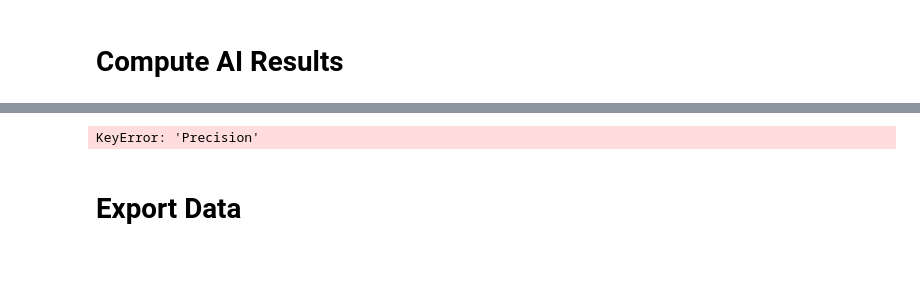
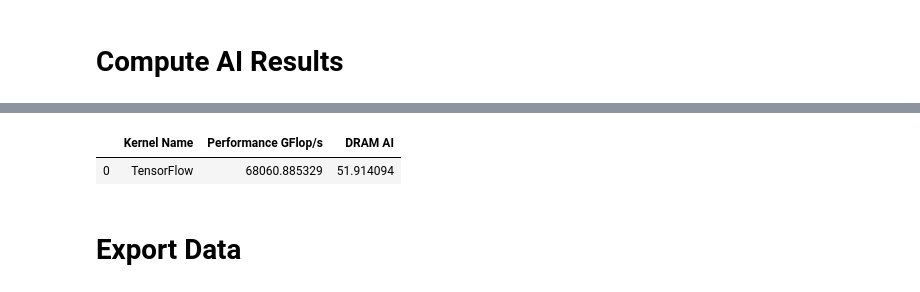
Before and after one commit to PointKernel/climate-seg-benchmark, a Jupyter notebook: analysis/process_nsight.ipynb, the cells around one changed output, grey strips where cells are left out. Saved outputs shown, nothing was run; the diff lists cells and outputs as text; code cells hidden in the pictures; blank space fills up the shorter version.

Commit message:
Add roofline script + add processed data

```diff
--- a/analysis/process_nsight.ipynb
+++ b/analysis/process_nsight.ipynb
@@ -413,53 +421,0 @@ Total invocations: 3957
-# %%
-#sum over all kernels
-combinedselectkeys = ["Precision", "Network Name", "Data Format", "Input Shape", "Kernel Shape", "Stride Size", \
-                     "Batch Size", "Pass"]
-
-#copy profiledf
-combineddf = profiledf.copy()
-
-#get the aggregated performance, including all kernels:
-#compute weights: multiply all measures by the number of invocations
-weighted = True
-if weighted:
-    #first, get all the names of metrics which need to be weighted
-    metrics = [x for x in combineddf.columns if "Avg" in x]
-    for metric in metrics:
-        combineddf[metric] *= combineddf["Invocations"]
-
-#sum up
-combineddf = combineddf.groupby(by=combinedselectkeys).sum()#.reset_index()
-
-
-#the flop fractions need to be recomputed
-combineddf["FP32 FLOPs Fraction Avg"] = combineddf["FP32 FLOPs Avg"] / combineddf["FLOPs Avg"]
-combineddf["FP16 FLOPs Fraction Avg"] = combineddf["FP16 FLOPs Avg"] / combineddf["FLOPs Avg"]
-combineddf["TC FLOPs Fraction Avg"]   = combineddf["TC FLOPs Avg"]   / combineddf["FLOPs Avg"]
-
-### Get performance
-combineddf["Performance GFlop/s"]      = combineddf["FLOPs Avg"]      / (combineddf["CUDA Time Avg"]*10**9)
-combineddf["FP32 Performance GFlop/s"] = combineddf["FP32 FLOPs Avg"] / (combineddf["CUDA Time Avg"]*10**9)
-combineddf["FP16 Performance GFlop/s"] = combineddf["FP16 FLOPs Avg"] / (combineddf["CUDA Time Avg"]*10**9)
-combineddf["TC Performance GFlop/s"]   = combineddf["TC FLOPs Avg"]   / (combineddf["TC Time Avg"]*10**9)
-
-
-### Get AI
-# L1
-combineddf["L1 AI"]        = combineddf["FLOPs Avg"]      / combineddf["L1 Bytes Avg"]
-combineddf["FP32 L1 AI"]   = combineddf["FP32 FLOPs Avg"] / combineddf["L1 Bytes Avg"]
-combineddf["FP16 L1 AI"]   = combineddf["FP16 FLOPs Avg"] / combineddf["L1 Bytes Avg"]
-combineddf["TC L1 AI"]     = combineddf["TC FLOPs Avg"]   / combineddf["L1 Bytes Avg"]
-# L2
-combineddf["L2 AI"]        = combineddf["FLOPs Avg"]      / combineddf["L2 Bytes Avg"]
-combineddf["FP32 L2 AI"]   = combineddf["FP32 FLOPs Avg"] / combineddf["L2 Bytes Avg"]
-combineddf["FP16 L2 AI"]   = combineddf["FP16 FLOPs Avg"] / combineddf["L2 Bytes Avg"]
-combineddf["TC L2 AI"]     = combineddf["TC FLOPs Avg"]   / combineddf["L2 Bytes Avg"]
-# DRAM
-combineddf["DRAM AI"]      = combineddf["FLOPs Avg"]      / combineddf["DRAM Bytes Avg"]
-combineddf["FP32 DRAM AI"] = combineddf["FP32 FLOPs Avg"] / combineddf["DRAM Bytes Avg"]
-combineddf["FP16 DRAM AI"] = combineddf["FP16 FLOPs Avg"] / combineddf["DRAM Bytes Avg"]
-combineddf["TC DRAM AI"]   = combineddf["TC FLOPs Avg"]   / combineddf["DRAM Bytes Avg"]
-
-combineddf.sort_values(by=combinedselectkeys).reset_index(drop=True, inplace=True)
-# %% [output]
-KeyError: 'Precision'
@@ -483,3 +422,22 @@ combineddf[["L2 AI", "L1 AI", "DRAM AI", "FP32 DRAM AI", "FP16 DRAM AI"]]
+# %%
+#sum over all kernels
+
+#copy profiledf
+combineddf = profiledf.copy()
+
+totalFLOPs = profiledf['FLOPs'].sum()
+totalTime  = profiledf['CUDA Time'].sum()
+totalBytes = profiledf['DRAM Bytes'].sum()
+
+finalPerf  = totalFLOPs / (totalTime*10**9)
+finalAI    = totalFLOPs / totalBytes
+
+df = {'Kernel Name': ['TensorFlow'], 'Performance GFlop/s': [finalPerf], 'DRAM AI': [finalAI]}
+combineddf = pd.DataFrame(data=df)
+display(combineddf)
+# %% [output]
+|  | Kernel Name | Performance GFlop/s | DRAM AI |
+| 0 | TensorFlow | 68060.885329 | 51.914094 |
 # %% [markdown]
 # Export Data
 # %%
```
Also changed, not shown: parts of 6 cells of this notebook, 3 other files.
